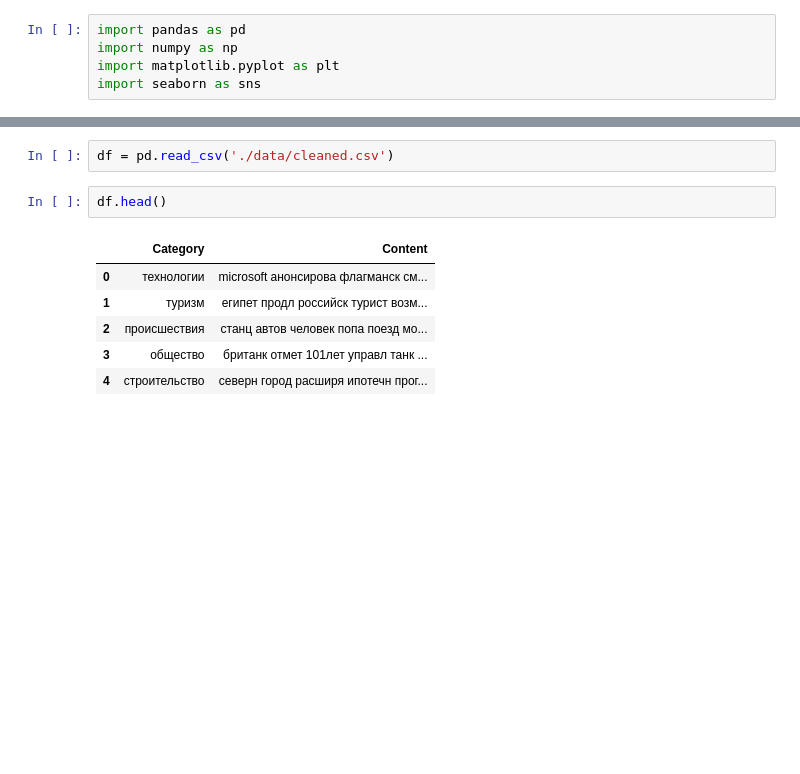
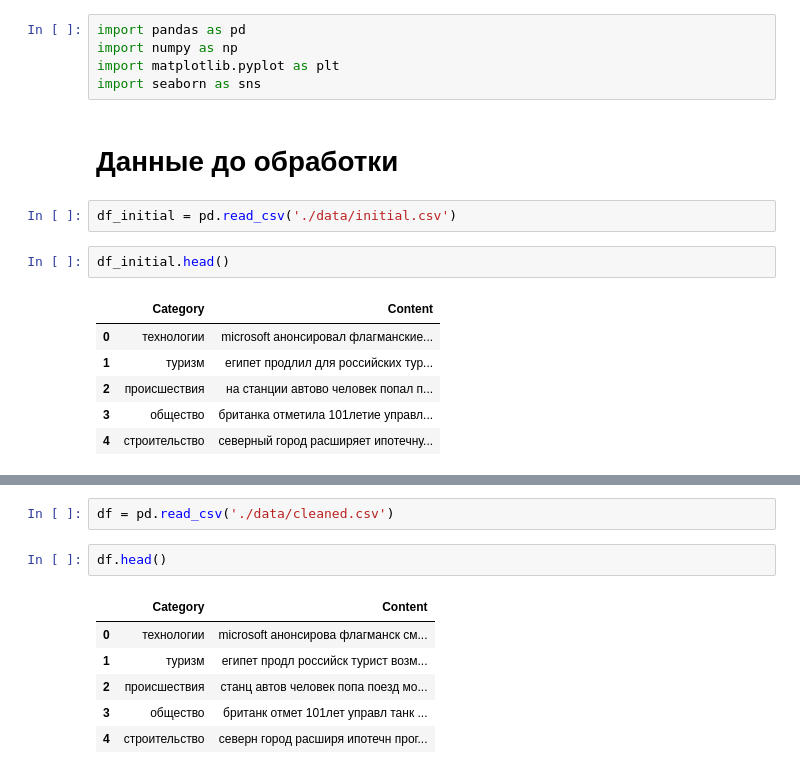
Before and after one commit to yungyong/fontanka-classifier, a Jupyter notebook: research.ipynb, the cells around one changed output, grey strips where cells are left out. Drawn from its saved outputs; the diff is of its cells as text; blank space fills up the shorter version.

```diff
--- a/research.ipynb
+++ b/research.ipynb
@@ -3,3 +3,16 @@ import pandas as pd
 import numpy as np
 import matplotlib.pyplot as plt
 import seaborn as sns
+# %% [markdown]
+# Данные до обработки
+# %%
+df_initial = pd.read_csv('./data/initial.csv')
+# %%
+df_initial.head()
+# %% [output]
+|  | Category | Content |
+| 0 | технологии | microsoft анонсировал флагманские... |
+| 1 | туризм | египет продлил для российских тур... |
+| 2 | происшествия | на станции автово человек попал п... |
+| 3 | общество | британка отметила 101летие управл... |
+| 4 | строительство | северный город расширяет ипотечну... |
```
Also changed, not shown: parts of 11 cells of this notebook.
